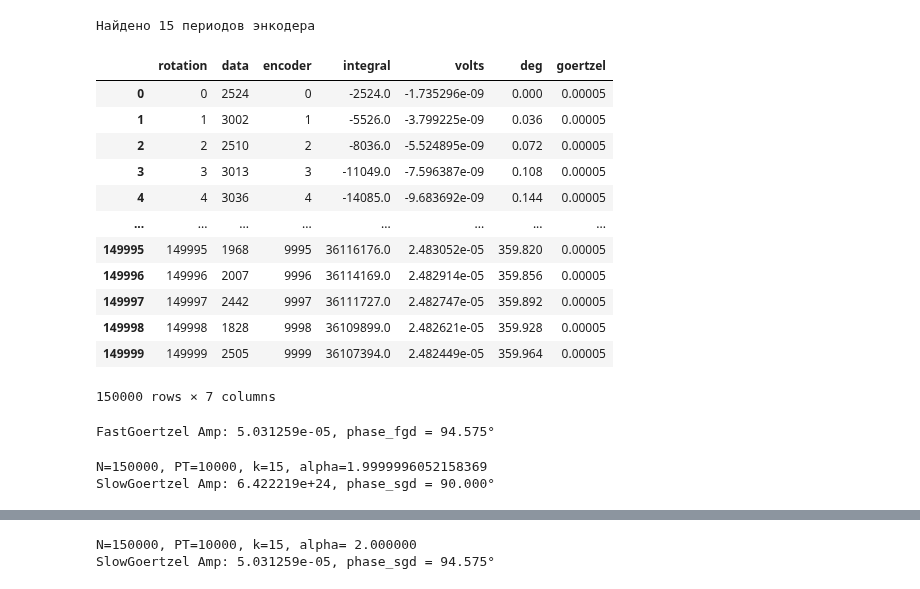
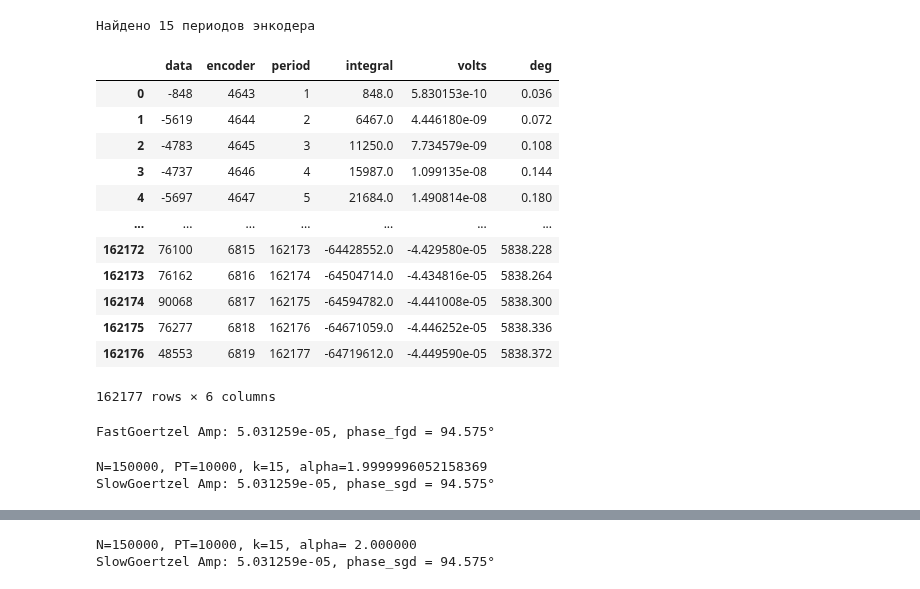
Before and after one commit to BuslaySt/Helmholz-Polymagnit, a Jupyter notebook: code/HarmData_fast.ipynb, the cells around one changed output, grey strips where cells are left out. Cells and saved outputs as stored; diff of their text form; code cells hidden in the pictures.

```diff
--- a/code/HarmData_fast.ipynb
+++ b/code/HarmData_fast.ipynb
@@ -97,7 +96,7 @@ if a:
     df_filtered.to_csv(os.path.join(dir, filename))
 # %%
 if not a:
-    df_raw = pd.read_csv(os.path.join('data','data_raw.csv'), index_col=0)
+    df_raw = pd.read_csv(os.path.join('data','data_raw_2025-12-19_16-07-44 1142 -85.csv'), index_col=0, skiprows=4)
 
     # Фильтрация данных от дельта-шумов
     df_filtered = pd.DataFrame()
@@ -109,6 +108,6 @@ if not a:
     df_filtered['data'] = signal.medfilt(df_raw.data, kernel_size=window_size)[trim_offset:-trim_offset]
     df_filtered['encoder'] = signal.medfilt(df_raw.encoder, kernel_size=window_size)[trim_offset:-trim_offset]
 
-    %matplotlib inline
+    %matplotlib qt5
     df_filtered.data.plot()
     df_filtered.encoder.plot()
@@ -143,7 +140,7 @@ else:
 df_trimmed['period'] = (df_trimmed['encoder'] != df_trimmed['encoder'].shift()).cumsum()
 
 # 2. Группируем по периоду, затем вычисляем среднее, после чего сбрасываем индекс и период
-df_res = df_trimmed.groupby('period').agg({'data': 'sum', 'encoder': 'first'}).reset_index(drop=True)
+df_res = df_trimmed.groupby('period').agg({'data': 'sum', 'encoder': 'first', 'period': 'first'}).reset_index(drop=True)
 
 # 3. Интеграл (кумулятивная сумма)
 df_res['integral'] = -1.0*df_res.data.cumsum()
@@ -158,24 +155,24 @@ df_res['integral'] = -1.0*df_res.data.cumsum()
 df_res['volts'] = (2.5/32767 * 1/96937 * 1/1144.8)*df_res['integral']
 
 # 5. Угол в градусах
-df_res['deg'] = (df_res['encoder']/10000)*360
+df_res['deg'] = (df_res['period']/10000)*360
 # %%
-df_res = pd.read_csv(os.path.join('data','data_res.csv'), index_col=None)
+# df_res = pd.read_csv(os.path.join('data','data_res.csv'), index_col=None)
 df_res
 # %% [output]
-|  | rotation | data | encoder | integral | volts | deg | goertzel |
-| 0 | 0 | 2524 | 0 | -2524.0 | -1.735296e-09 | 0.000 | 0.00005 |
-| 1 | 1 | 3002 | 1 | -5526.0 | -3.799225e-09 | 0.036 | 0.00005 |
-| 2 | 2 | 2510 | 2 | -8036.0 | -5.524895e-09 | 0.072 | 0.00005 |
-| 3 | 3 | 3013 | 3 | -11049.0 | -7.596387e-09 | 0.108 | 0.00005 |
-| 4 | 4 | 3036 | 4 | -14085.0 | -9.683692e-09 | 0.144 | 0.00005 |
-| ... | ... | ... | ... | ... | ... | ... | ... |
-| 149995 | 149995 | 1968 | 9995 | 36116176.0 | 2.483052e-05 | 359.820 | 0.00005 |
-| 149996 | 149996 | 2007 | 9996 | 36114169.0 | 2.482914e-05 | 359.856 | 0.00005 |
-| 149997 | 149997 | 2442 | 9997 | 36111727.0 | 2.482747e-05 | 359.892 | 0.00005 |
-| 149998 | 149998 | 1828 | 9998 | 36109899.0 | 2.482621e-05 | 359.928 | 0.00005 |
-| 149999 | 149999 | 2505 | 9999 | 36107394.0 | 2.482449e-05 | 359.964 | 0.00005 |
+|  | data | encoder | period | integral | volts | deg |
+| 0 | -848 | 4643 | 1 | 848.0 | 5.830153e-10 | 0.036 |
+| 1 | -5619 | 4644 | 2 | 6467.0 | 4.446180e-09 | 0.072 |
+| 2 | -4783 | 4645 | 3 | 11250.0 | 7.734579e-09 | 0.108 |
+| 3 | -4737 | 4646 | 4 | 15987.0 | 1.099135e-08 | 0.144 |
+| 4 | -5697 | 4647 | 5 | 21684.0 | 1.490814e-08 | 0.180 |
+| ... | ... | ... | ... | ... | ... | ... |
+| 162172 | 76100 | 6815 | 162173 | -64428552.0 | -4.429580e-05 | 5838.228 |
+| 162173 | 76162 | 6816 | 162174 | -64504714.0 | -4.434816e-05 | 5838.264 |
+| 162174 | 90068 | 6817 | 162175 | -64594782.0 | -4.441008e-05 | 5838.300 |
+| 162175 | 76277 | 6818 | 162176 | -64671059.0 | -4.446252e-05 | 5838.336 |
+| 162176 | 48553 | 6819 | 162177 | -64719612.0 | -4.449590e-05 | 5838.372 |
-150000 rows × 7 columns
+162177 rows × 6 columns
 # %%
 # Запись данных в файл
 try:
@@ -226,14 +223,14 @@ for n in range(N):
     res0 = result.iloc[n, 3] + alpha*res1 - res2
     res2 = res1
     res1 = res0
-    result.iloc[n, 6] = res0
+    result.iloc[n, 5] = res0
 
 # F2 = result.iloc[N-1, 6]
 # F3 = result.iloc[N-2, 6]
 
-# real = res1*np.cos(omega) - res2
-real = res1*res2*np.cos(omega)*0.5*alpha
-imag = res0*np.sin(omega)
+real = res1*np.cos(omega) - res2
+# real = res1*res2*np.cos(omega)*0.5*alpha
+imag = res1*np.sin(omega)
 
 amp_sg = np.sqrt(real**2 + imag**2)*2/N
 phase_sgd = (np.arctan2(imag, real)+np.pi/2)*180/np.pi
@@ -245,4 +242,4 @@ print(f'SlowGoertzel Amp: {amp_sg:.6e}, {phase_sgd = :.3f}°')
 # было 49,8 s
 # %% [output]
 N=150000, PT=10000, k=15, alpha=1.9999996052158369
-SlowGoertzel Amp: 6.422219e+24, phase_sgd = 90.000°
+SlowGoertzel Amp: 5.031259e-05, phase_sgd = 94.575°
```
Also changed, not shown: parts of 5 cells of this notebook.
